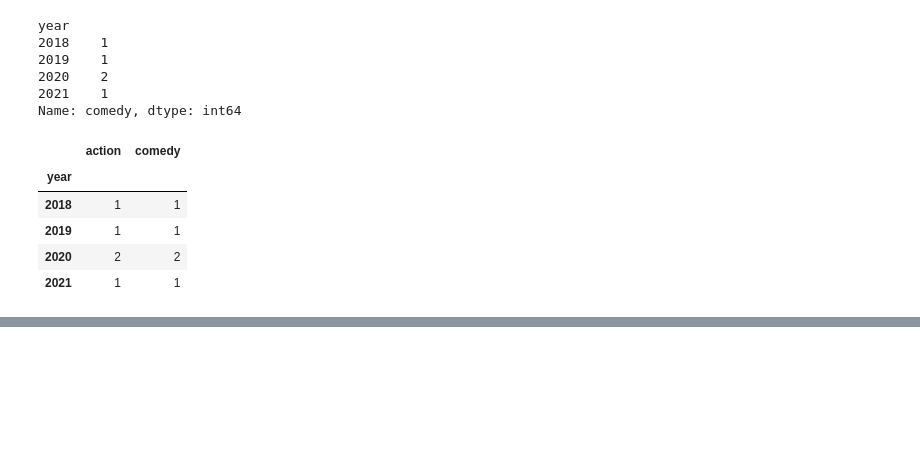
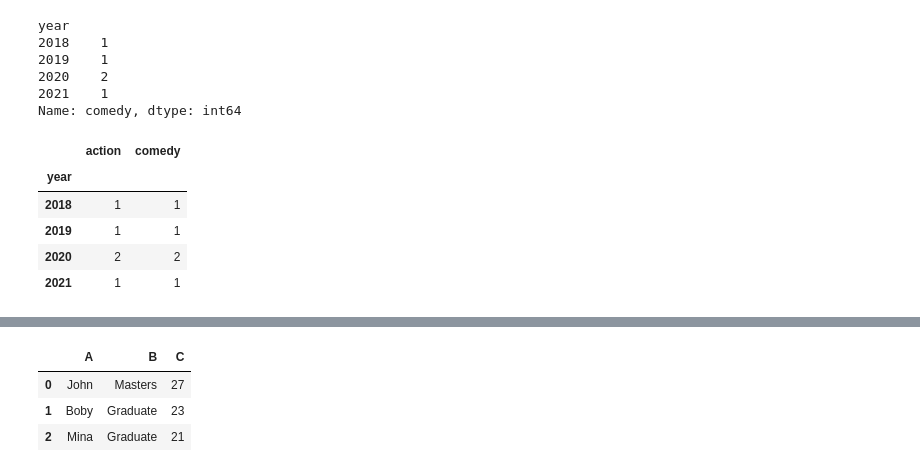
Before and after one commit to AugustoMaidana/visualitzaci-_gr-fica_de_multiples_variables-, a Jupyter notebook: test.ipynb, the cells around one changed output, grey strips where cells are left out. Drawn from its saved outputs; the diff is of its cells as text; code cells hidden in the pictures; blank space fills up the shorter version.

```diff
--- a/test.ipynb
+++ b/test.ipynb
@@ -325,0 +495,17 @@ grp.transform(sc)
+# %%
+# Create a simple dataframe
+
+# importing pandas as pd
+import pandas as pd
+
+# creating a dataframe
+df = pd.DataFrame({'A': ['John', 'Boby', 'Mina'],
+      'B': ['Masters', 'Graduate', 'Graduate'],
+      'C': [27, 23, 21]})
+
+df
+# %% [output]
+|  | A | B | C |
+| 0 | John | Masters | 27 |
+| 1 | Boby | Graduate | 23 |
+| 2 | Mina | Graduate | 21 |
```
Also changed, not shown: parts of 51 cells of this notebook.
